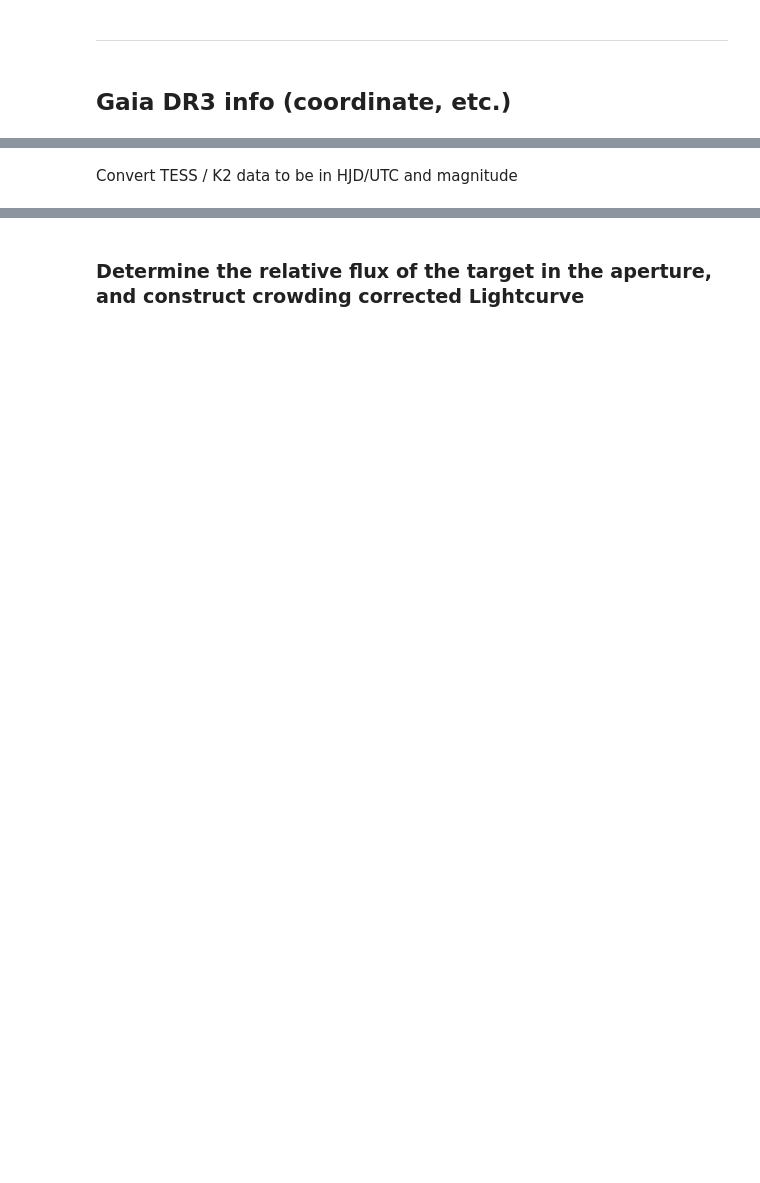
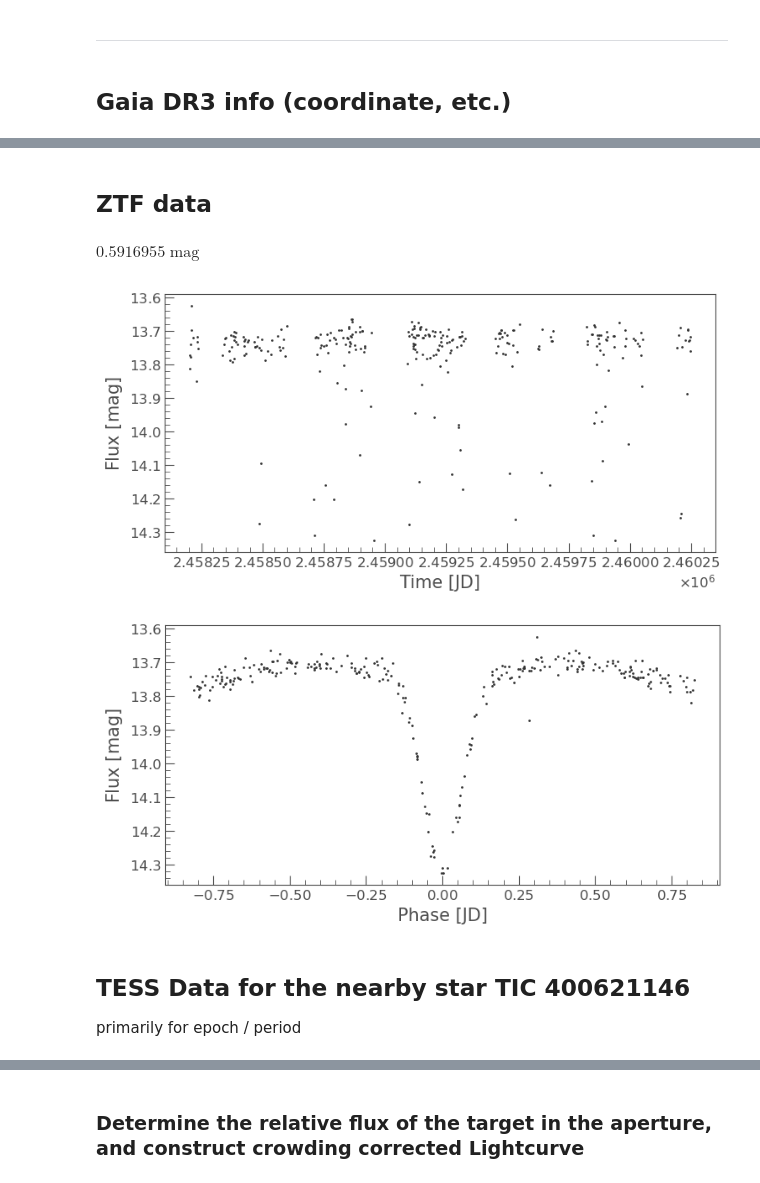
Before and after one commit to orionlee/PH_TESS_I_LightCurveViewer, a Jupyter notebook: targets/TIC_721936129_EA_based_on_contaminated_TIC_400621146.ipynb, the cells around one changed output, grey strips where cells are left out. Cells and saved outputs as stored; diff of their text form; code cells hidden in the pictures; blank space fills up the shorter version.

```diff
--- a/targets/TIC_721936129_EA_based_on_contaminated_TIC_400621146.ipynb
+++ b/targets/TIC_721936129_EA_based_on_contaminated_TIC_400621146.ipynb
@@ -150,14 +155,11 @@ print("TESS flux origin:", lc_tess.flux_origin)
 # %%
 #
-# Eclipse parameters
+# Tentative Eclipse parameters, from s0002-s0072:TCE1 above
 #
 
-# epoch from s0042-s0046:TCE1 below, period from Sebatsian (based on TESS + K2)
-epoch_time_btjd = 2448.5286
-epoch_time_bkjd = Time(epoch_time_btjd, format="btjd").to_value("bkjd")
+epoch_time_btjd = 1842.7624
+duration_hr = 7.3728
+period = 1.651168
+
 epoch_time_hjd = lke.to_hjd_utc(Time(epoch_time_btjd, format="btjd"), target_coord).value
 epoch_time_hjd = round(epoch_time_hjd, 3)  # for VSX reporting, 3 digit precision (~1.44 min) is more than enough
-period = 1.396455
-duration_hr = 1.6  # based on TESS TCEs
-# %% [markdown]
-Convert TESS / K2 data to be in HJD/UTC and magnitude
@@ -182,0 +166,30 @@ ax.set_ylim(None, 12.25);
+# %% [markdown]
+## ZTF data
+# %%
+import lightkurve_ext_readers as lker
+# reload(lker)
+
+def read_ztf_data():
+    lc = lker.read_ztf_csv(f"{lk_download_dir}/targets/tic721936129_ztfdr20_oid660106400019009.csv")
+    lc.meta.update({
+        "AUTHOR": "ZTF_DR20",
+
+    });
+    return lc
+
+lc_ztf = read_ztf_data()
+ax = tplt.scatter(lc_ztf);
+
+lc_ztf_f = lc_ztf.fold(epoch_time=epoch_time_hjd, period=period)
+ax = tplt.scatter(lc_ztf_f);
+
+# lc_ztf[:5]
+np.nanpercentile(lc_ztf.flux, 99.9) - np.median(lc_ztf.flux)
+# %% [output]
+$0.5916955 \; \mathrm{mag}$
+[figure, added]
+[figure, added]
+# %% [markdown]
+## TESS Data for the nearby star TIC 400621146
+
+primarily for epoch / period
```
Also changed, not shown: parts of 37 cells of this notebook.
